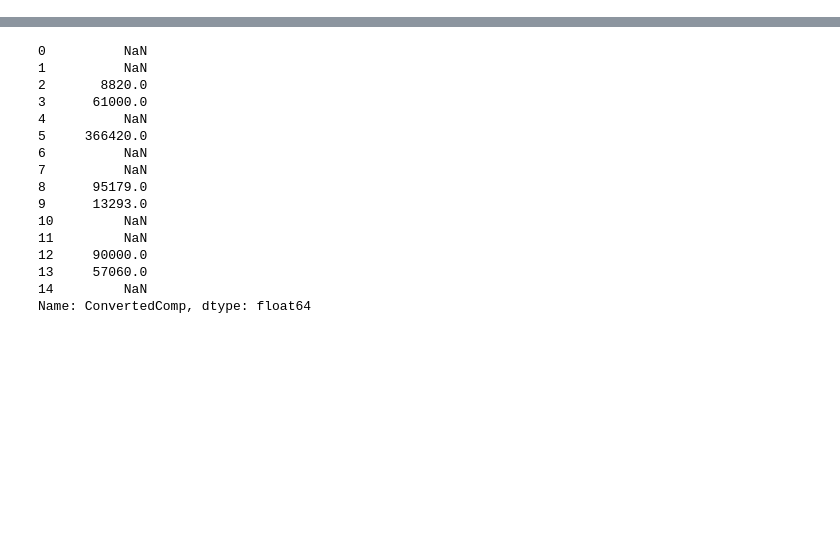
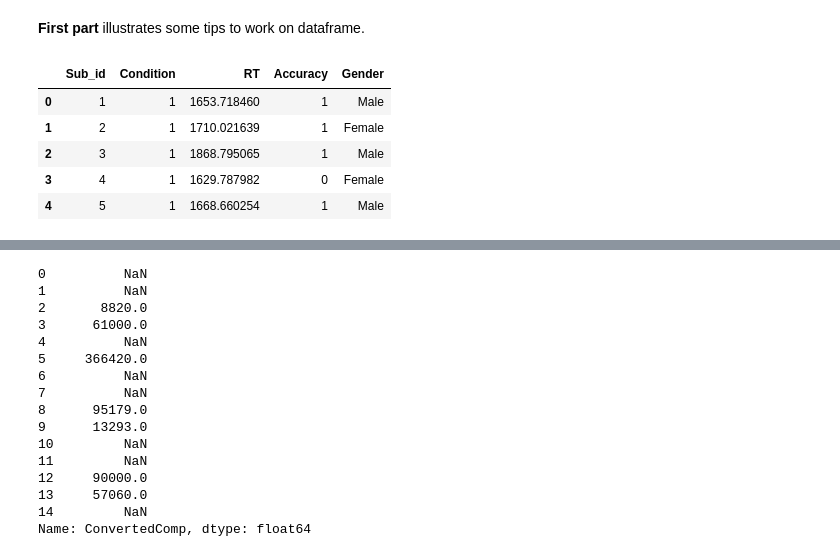
Before and after one commit to ryan13/PreprocessingUtility, a Jupyter notebook: Pandas-review.ipynb, the cells around one changed output, grey strips where cells are left out. Saved outputs shown, nothing was run; the diff lists cells and outputs as text; code cells hidden in the pictures; blank space fills up the shorter version.

```diff
--- a/Pandas-review.ipynb
+++ b/Pandas-review.ipynb
@@ -0,0 +1,36 @@
+# %% [markdown]
+**First part** illustrates some tips to work on dataframe.
+# %%
+import pandas as pd
+import numpy as np
+
+distracted = [1 for i in range(15)]
+normal_perf = [0 for i in range(15)]
+
+sex = ['Male' if i%2 == 0 else 'Female' for i in range(30)]
+
+rt_distracted = np.random.normal(1660, 100, 15)
+rt_normal_perf = np.random.normal(1054, 97, 15)
+
+accuracy_distracted = np.random.binomial(1, .79, 15)
+accuracy_normal_perf = np.random.binomial(1, .87, 15)
+
+
+rt = np.concatenate((rt_distracted, rt_normal_perf))
+acc = np.concatenate((accuracy_distracted, accuracy_normal_perf))
+distracted.extend(normal_perf)
+
+subject_id = [i for i in range(1,31)]
+
+data = {'Sub_id':subject_id, 'Condition':distracted, 'RT':rt,
+         'Accuracy':acc, 'Gender':sex}
+
+df = pd.DataFrame(data)
+df.head()
+# %% [output]
+|  | Sub_id | Condition | RT | Accuracy | Gender |
+| 0 | 1 | 1 | 1653.718460 | 1 | Male |
+| 1 | 2 | 1 | 1710.021639 | 1 | Female |
+| 2 | 3 | 1 | 1868.795065 | 1 | Male |
+| 3 | 4 | 1 | 1629.787982 | 0 | Female |
+| 4 | 5 | 1 | 1668.660254 | 1 | Male |
```
Also changed, not shown: parts of 8 cells of this notebook.
